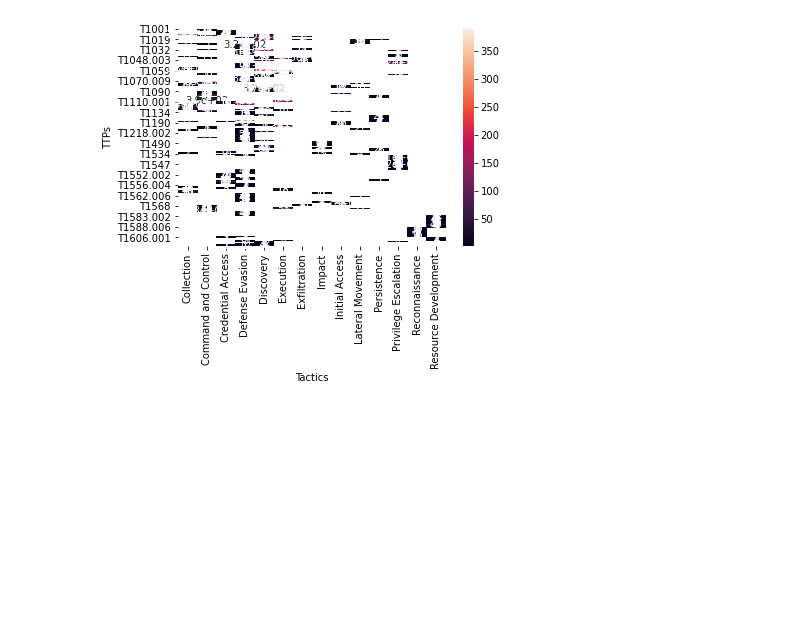
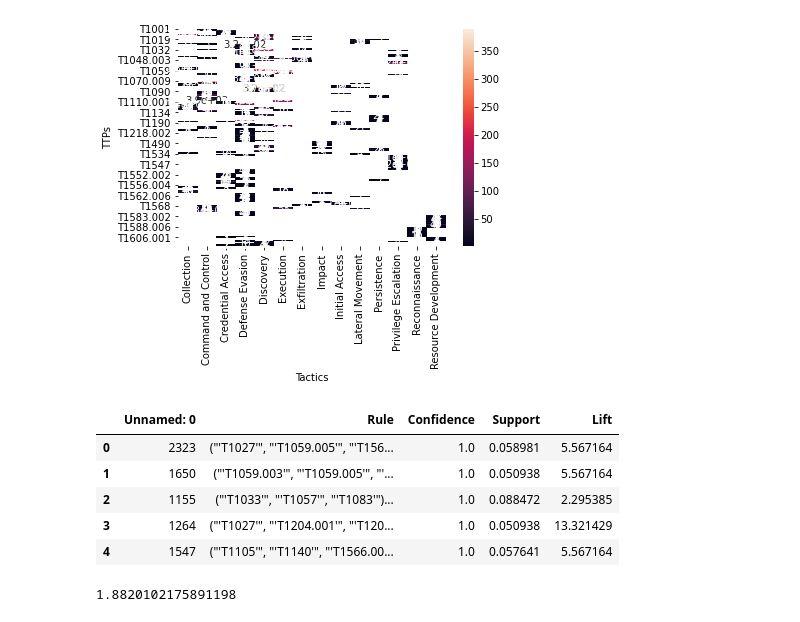
Before and after one commit to metalmulisha205/TTP-Activity-Attack-Graphing, a Jupyter notebook: DataAnalysis.ipynb, the cells around one changed output. Saved outputs shown, nothing was run; the diff lists cells and outputs as text; code cells hidden in the pictures; blank space fills up the shorter version.

```diff
--- a/DataAnalysis.ipynb
+++ b/DataAnalysis.ipynb
@@ -120,3 +124,20 @@ sns.heatmap(df_pivot, annot=True)
 # %% [output]
 <AxesSubplot:xlabel='Tactics', ylabel='TTPs'>
 [figure]
+# %%
+srules = pd.read_csv("SpecificRules.csv")
+arules = pd.read_csv("AbstractRules.csv")
+srules.head()
+# %% [output]
+|  | Unnamed: 0 | Rule | Confidence | Support | Lift |
+| 0 | 2323 | ("'T1027'", "'T1059.005'", "'T156... | 1.0 | 0.058981 | 5.567164 |
+| 1 | 1650 | ("'T1059.003'", "'T1059.005'", "'... | 1.0 | 0.050938 | 5.567164 |
+| 2 | 1155 | ("'T1033'", "'T1057'", "'T1083'")... | 1.0 | 0.088472 | 2.295385 |
+| 3 | 1264 | ("'T1027'", "'T1204.001'", "'T120... | 1.0 | 0.050938 | 13.321429 |
+| 4 | 1547 | ("'T1105'", "'T1140'", "'T1566.00... | 1.0 | 0.057641 | 5.567164 |
+# %%
+arules["Support"].mean()
+arules["Confidence"].mean()
+arules["Lift"].mean()
+# %% [output]
+1.8820102175891198
```
Also changed, not shown: parts of 5 cells of this notebook, 5 other files.
